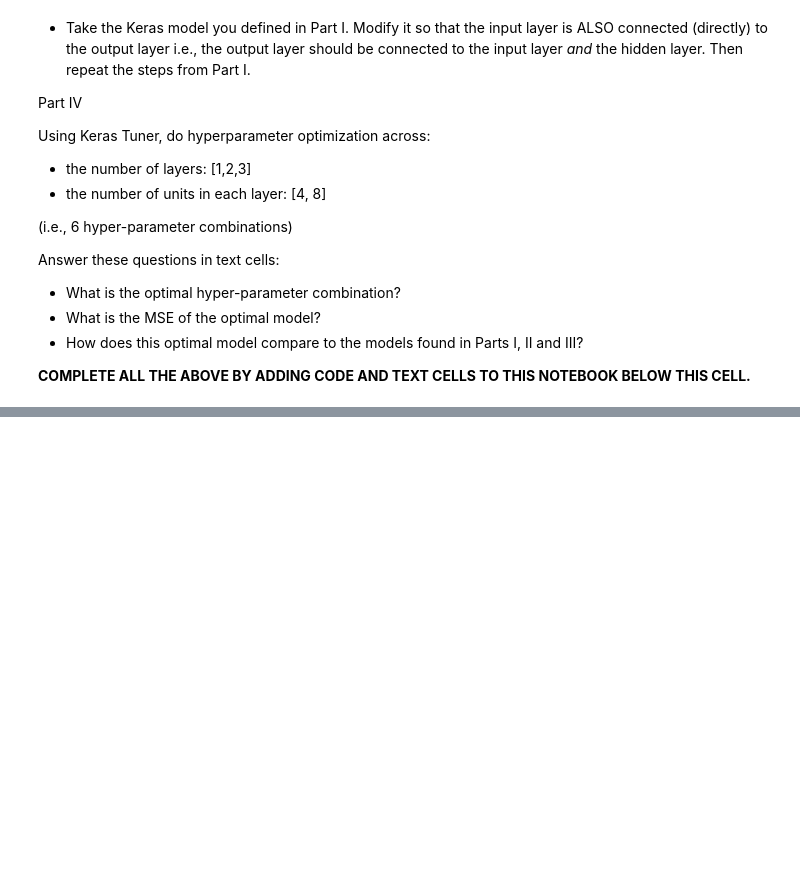
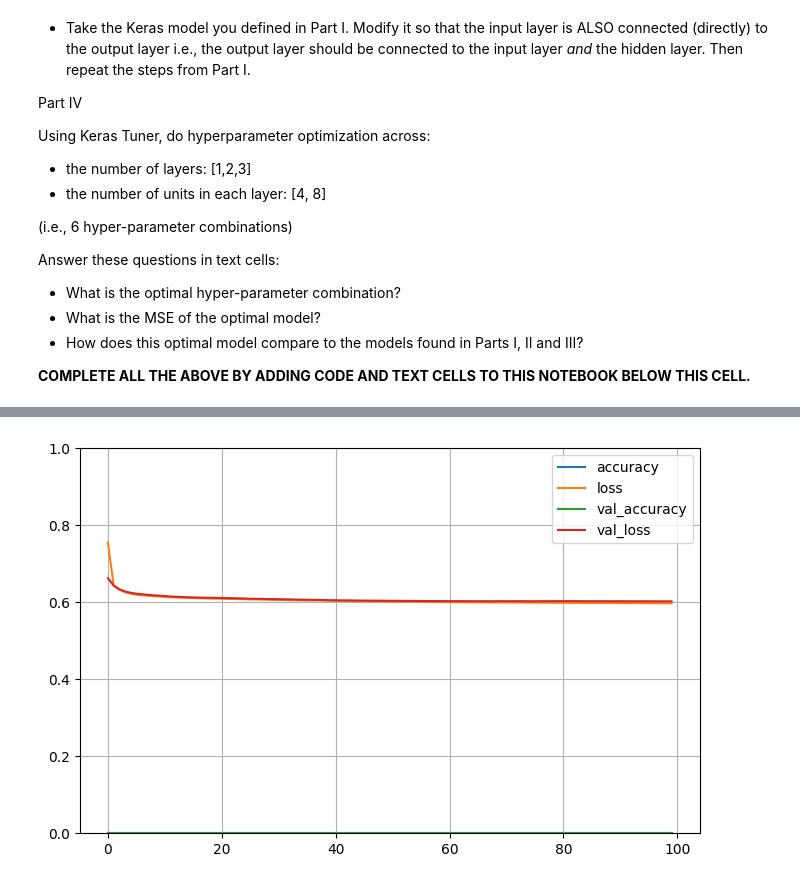
Before and after one commit to YaelCG/DeepLearning, a Jupyter notebook: HODL_SP25.ipynb, the cells around one changed output, grey strips where cells are left out. Cells and saved outputs as stored; diff of their text form; code cells hidden in the pictures; blank space fills up the shorter version.

```diff
--- a/HODL_SP25.ipynb
+++ b/HODL_SP25.ipynb
@@ -87,0 +176,8 @@ Answer these questions in text cells:
+# %%
+# Take the Keras model you defined in Part I and add another hidden layer of 16 neurons. Then repeat the steps from Part I.
+input = keras.layers.Input(shape=x_train_norm.shape[1:])
+h1 = keras.layers.Dense(16, activation="relu", name="Hidden1")(input)
+h2 = keras.layers.Dense(16, activation="relu", name="Hidden2")(h1)
+output = keras.layers.Dense(1, activation="sigmoid", name="Output")(h2)
+model = keras.Model(input, output)
+model.summary()
@@ -87,0 +200,7 @@ Answer these questions in text cells:
+# %%
+
+#Use model.compile with adam as the optimizer and mse as the loss
+model.compile(loss="mse", optimizer="adam", metrics=['accuracy'])
+
+# Train the Keras model for 100 epochs with model.fit, using a batch size of 32.
+history = model.fit(x_train_norm, y_train_norm, epochs=100, batch_size=32, validation_data=(x_val_norm, y_val_norm))
@@ -87,0 +225,8 @@ Answer these questions in text cells:
+# %%
+#Plot loss curves for the training and validation sets.
+pd.DataFrame(history.history).plot(figsize=(8, 5))
+plt.grid(True)
+plt.gca().set_ylim(0, 1)
+plt.show();
+# %% [output]
+[figure, added]
```
Also changed, not shown: parts of 19 cells of this notebook.
